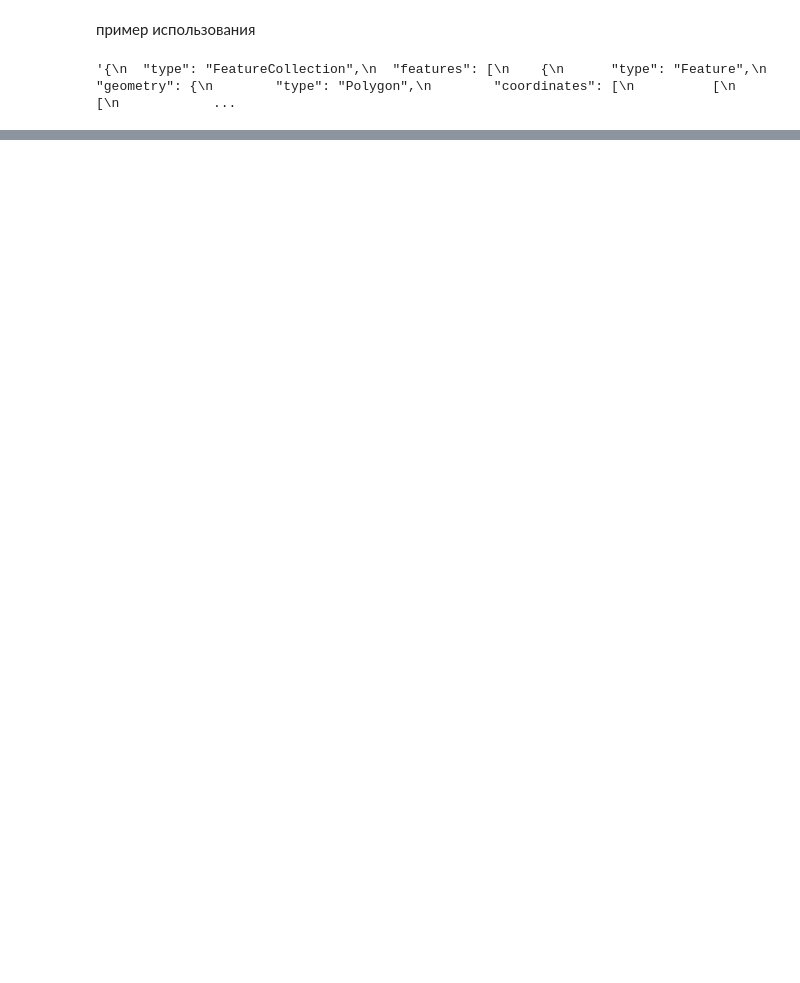
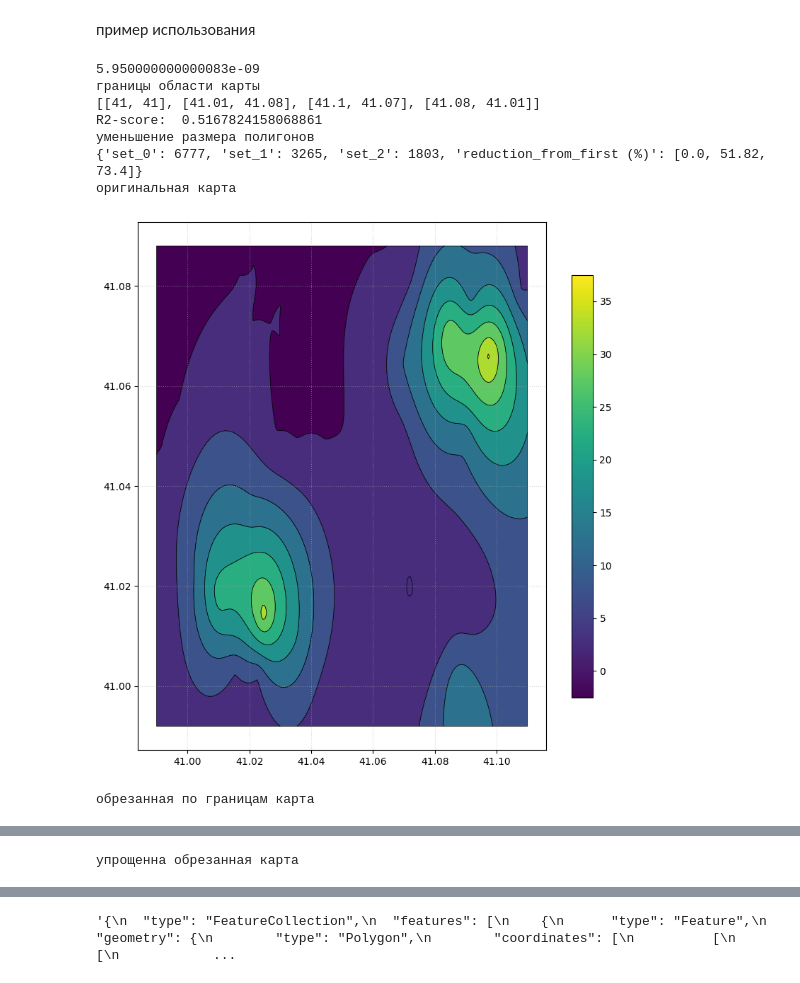
Before and after one commit to NikEgil/map-calc, a Jupyter notebook: map_calc.ipynb, the cells around one changed output, grey strips where cells are left out. Drawn from its saved outputs; the diff is of its cells as text; code cells hidden in the pictures; blank space fills up the shorter version.

```diff
--- a/map_calc.ipynb
+++ b/map_calc.ipynb
@@ -414,25 +467,11 @@ def generate_surface(
 # %% [markdown]
 пример использования
 # %%
-surface_points = generate_surface(50, (0,100), (0,100))
+surface_points = generate_surface(50, (41,41.1), (41,41.1))
 
 # словари с точками на поверхности
 coordinates, values = {}, {}
 for i in range(len(surface_points)):
     coordinates[str(i)] = surface_points[i][0:2]
     values[str(i)] = surface_points[i][2]
-borders=[[0,0],[10,90],[30,100],[50,50],[50,10]]
+borders=[[41,41],[41.01,41.08],[41.1,41.07],[41.08,41.01]]
-# %%
-x, y, z = calc_surface(
-    values,
-    coordinates,
-    borders=borders,
-    model=RBF(),
-    resolution=100,
-    normalize=True,
-    validation=True,
-    gap=10,
-)
-# %%
-polygons =create_map(x,y,z,levels=7)
-clpolygons=clip_polygons(polygons,borders)
@@ -441,2 +477,0 @@ plot_clipped_polygons(clpolygons,save_pic=True)
-# %%
-poly_2d,z_orig,z_norm=prepare_polygon(clpolygons, coef=5,tolerance=0.1)
@@ -450,16 +483,17 @@ def example(
     model=RBF(),
     validation=False,
     levels=7,
-    tolerance=0.1,
+    rel=1e-6,
     resolution=200,
     coef=100,
     description="Показатель",
     postfix="",
     show=False,
-    savejson=False
+    savejson=False,
+    info=False
 ):
 
-    x, y, z = calc_surface(
+    x, y, z ,borders,r2= calc_surface(
         values,
         coordinates,
         borders=borders,
@@ -469,39 +503,56 @@ def example(
         validation=validation,
         gap=10,
     )
-
     polygons = create_map(x, y, z, levels=levels)
 
     if borders != None:
         clpolygons = clip_polygons(polygons, borders)
     else:
         clpolygons = polygons
     # вывод обрезаного по границам полигона
-
+    rel_tolerance=relative_tolerance(borders,rel)
     poly_2d, z_orig, z_norm = prepare_polygon(
-        clpolygons, coef=coef, tolerance=tolerance
+        clpolygons, coef=coef, tolerance=rel_tolerance
     )
-
+    print(rel_tolerance)
     geojson=create_geojson_polygons(poly_2d, z_orig, z_norm,description=description,postfix=postfix)
 
+
+    if info:
+        print("границы области карты")
+        print(borders)
+        print("R2-score: ", r2)
+        print("уменьшение размера полигонов")
+        print(compare_vertices(polygons,clpolygons,poly_2d))
 
     if show:
         print('оригинальная карта')
         plot_clipped_polygons(polygons)
         print('обрезанная по границам карта')
         plot_clipped_polygons(clpolygons)
         print('упрощенна обрезанная карта')
         simple_polygon = add_z_to_polygons(poly_2d, z_orig)
         plot_clipped_polygons(simple_polygon)
 
     if savejson:
         with open('output.geojson', 'w', encoding='utf-8') as f:
             json.dump(geojson, f, ensure_ascii=False, indent=2)
 
-    return geojson
 
 
 
-example(coordinates, values, borders, tolerance=0.1,)
+    return json.dumps(geojson, ensure_ascii=False, indent=2)
+
+
+#просто получить geojson
+example(coordinates, values,borders,show=True,validation=True,info=True,savejson=True)
 # %% [output]
-'{\n  "type": "FeatureCollection",\n  "features": [\n    {\n      "type": "Feature",\n      "geometry": {\n        "type": "Polygon",\n        "coordinates": [\n          [\n            [\n            ...
+5.950000000000083e-09
+границы области карты
+[[41, 41], [41.01, 41.08], [41.1, 41.07], [41.08, 41.01]]
+R2-score:  0.5167824158068861
+уменьшение размера полигонов
+{'set_0': 6777, 'set_1': 3265, 'set_2': 1803, 'reduction_from_first (%)': [0.0, 51.82, 73.4]}
+оригинальная карта
+[figure, added]
+обрезанная по границам карта
@@ -507,0 +560 @@ example(coordinates, values, borders, tolerance=0.1,)
+упрощенна обрезанная карта
@@ -507,0 +562 @@ example(coordinates, values, borders, tolerance=0.1,)
+'{\n  "type": "FeatureCollection",\n  "features": [\n    {\n      "type": "Feature",\n      "geometry": {\n        "type": "Polygon",\n        "coordinates": [\n          [\n            [\n            ...
```
Also changed, not shown: parts of 8 cells of this notebook, 1 other file.
